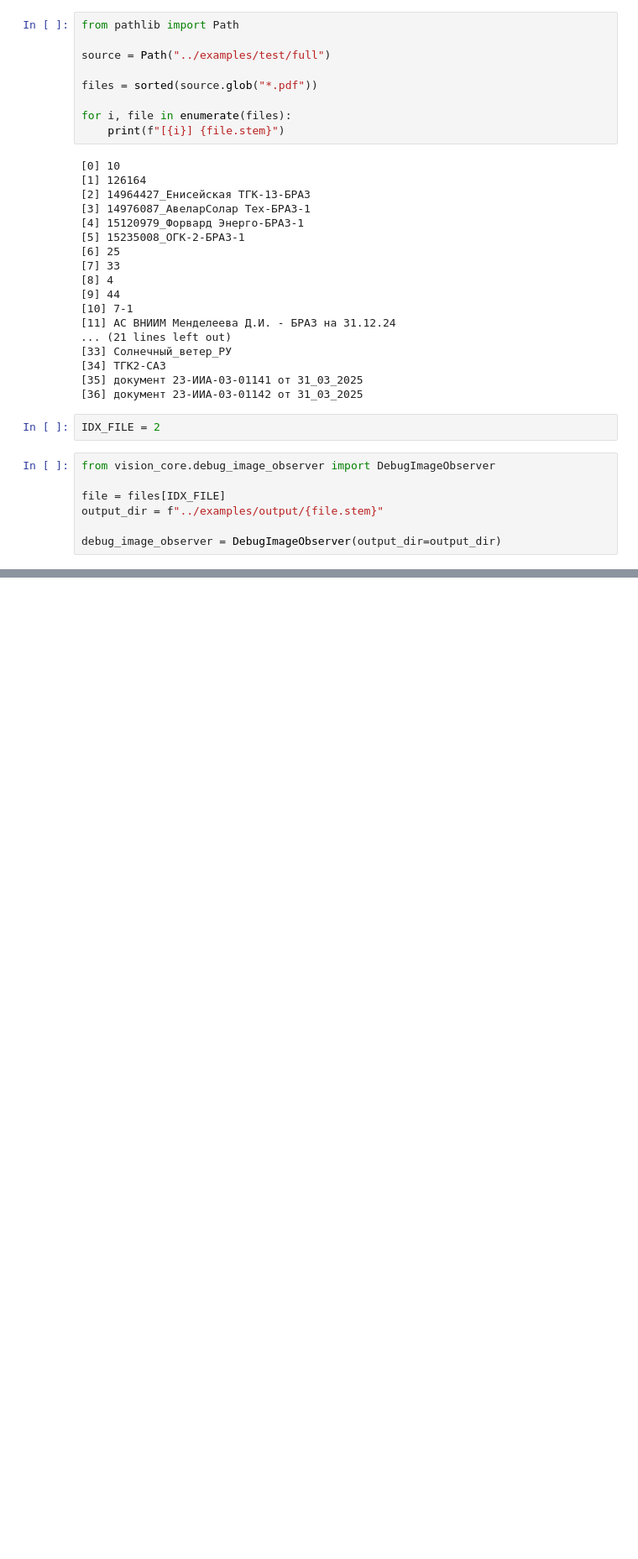
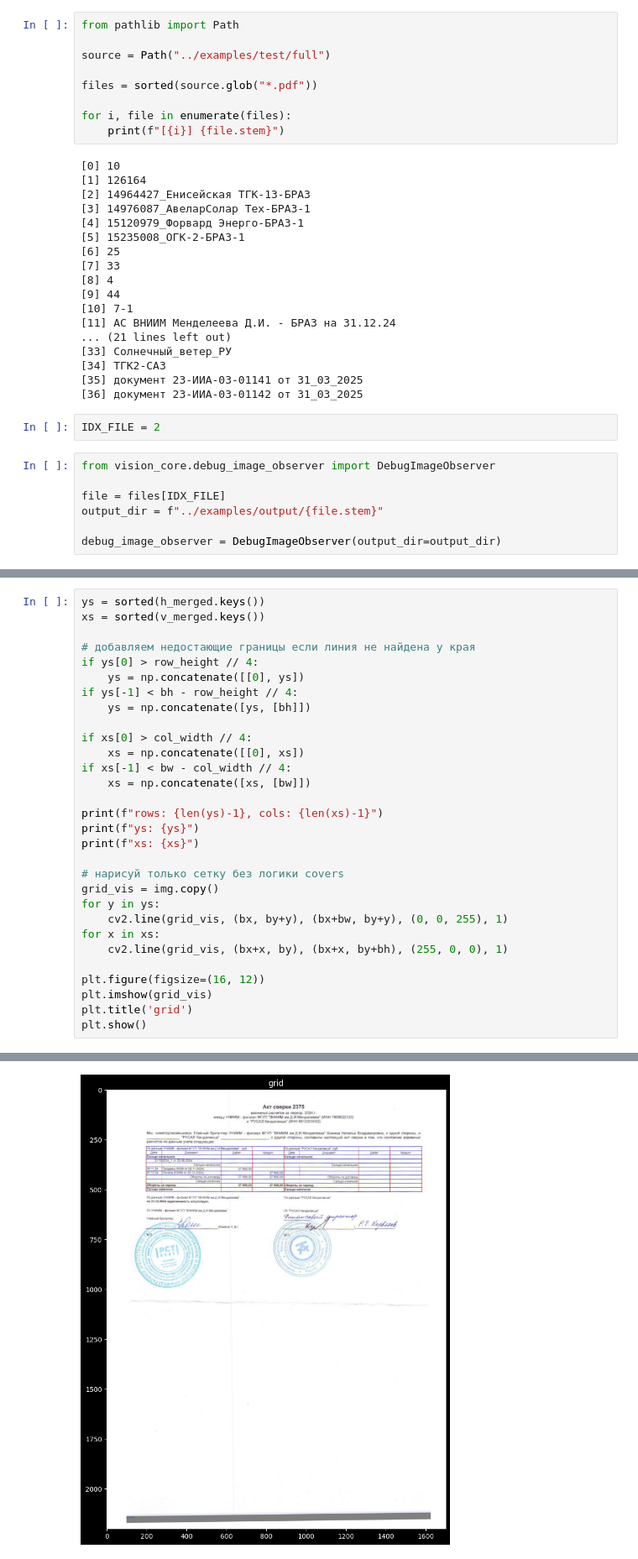
Before and after one commit to SergeyKrasnoslobodtsev/recon_vision, a Jupyter notebook: notebooks/test_table_mask.ipynb, the cells around one changed output, grey strips where cells are left out. Shown at 84% size. Drawn from its saved outputs; the diff is of its cells as text; blank space fills up the shorter version.

```diff
--- a/notebooks/test_table_mask.ipynb
+++ b/notebooks/test_table_mask.ipynb
@@ -105,0 +245,31 @@ plt.show()
+# %%
+ys = sorted(h_merged.keys())
+xs = sorted(v_merged.keys())
+
+# добавляем недостающие границы если линия не найдена у края
+if ys[0] > row_height // 4:
+    ys = np.concatenate([[0], ys])
+if ys[-1] < bh - row_height // 4:
+    ys = np.concatenate([ys, [bh]])
+
+if xs[0] > col_width // 4:
+    xs = np.concatenate([[0], xs])
+if xs[-1] < bw - col_width // 4:
+    xs = np.concatenate([xs, [bw]])
+
+print(f"rows: {len(ys)-1}, cols: {len(xs)-1}")
+print(f"ys: {ys}")
+print(f"xs: {xs}")
+
+# нарисуй только сетку без логики covers
+grid_vis = img.copy()
+for y in ys:
+    cv2.line(grid_vis, (bx, by+y), (bx+bw, by+y), (0, 0, 255), 1)
+for x in xs:
+    cv2.line(grid_vis, (bx+x, by), (bx+x, by+bh), (255, 0, 0), 1)
+
+plt.figure(figsize=(16, 12))
+plt.imshow(grid_vis)
+plt.title('grid')
+plt.show()
+# %% [output]
@@ -105,0 +279 @@ plt.show()
+[figure, added]
```
Also changed, not shown: parts of 16 cells of this notebook, 1 other file.
